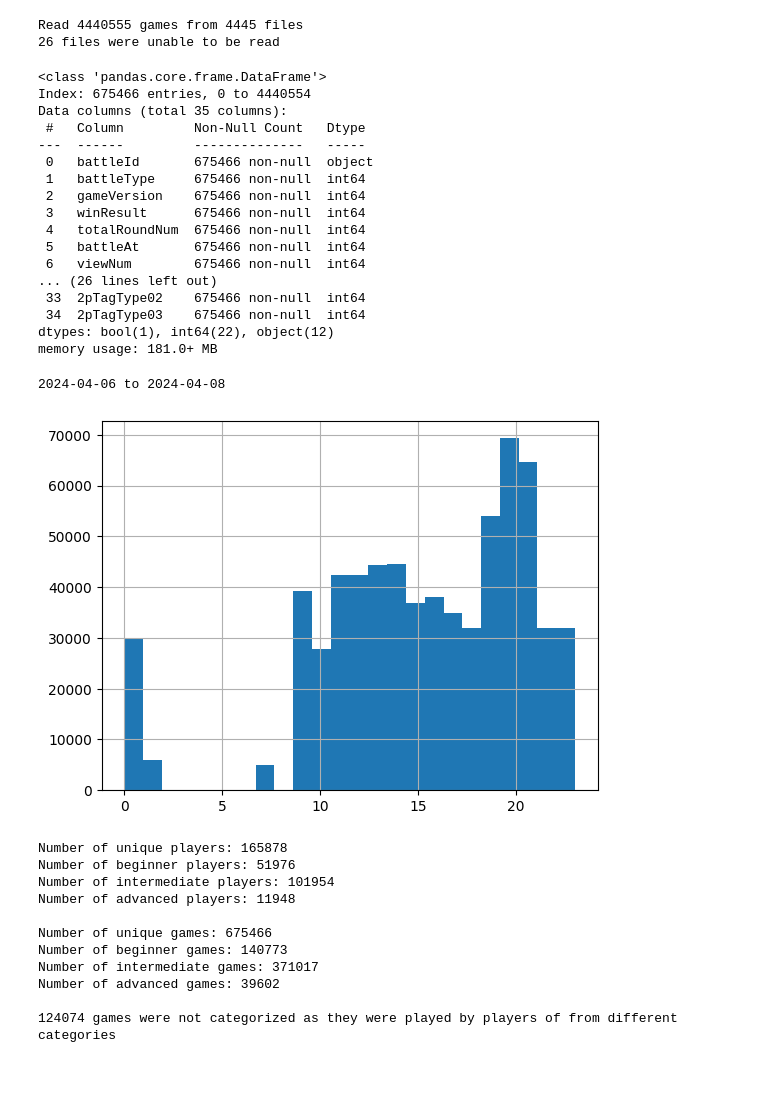
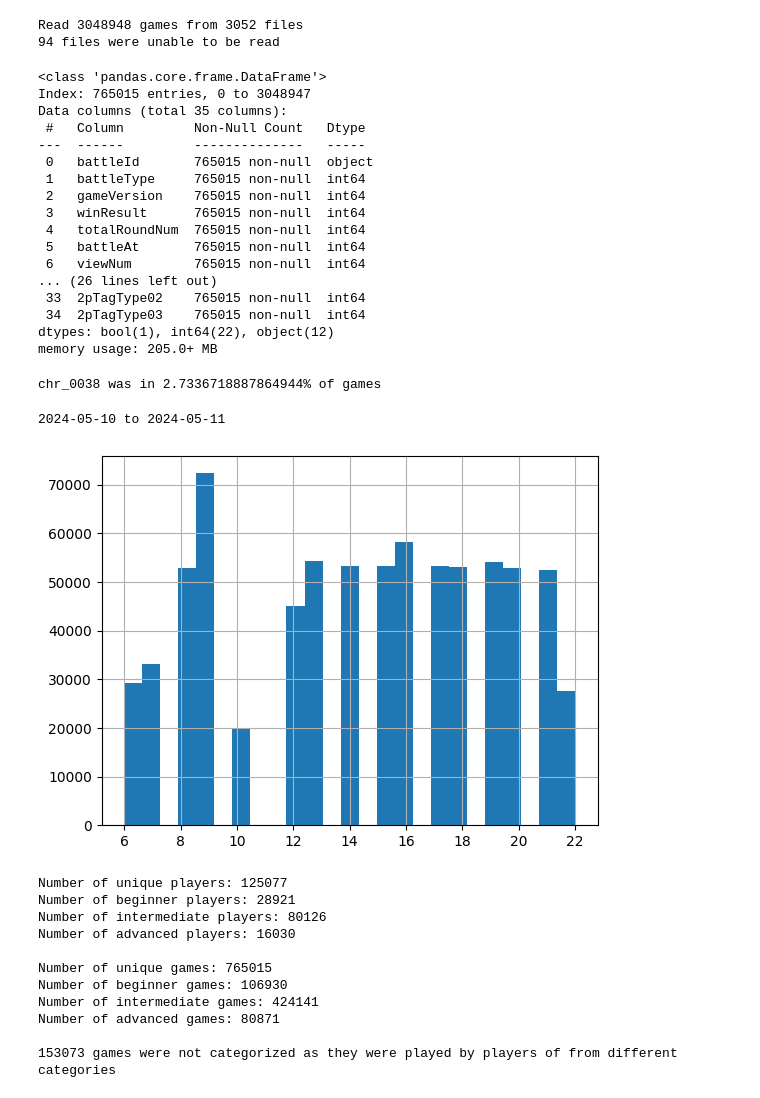
Before and after one commit to elgonio/TK8-thing, a Jupyter notebook: data_processing.ipynb, the cells around one changed output. Saved outputs shown, nothing was run; the diff lists cells and outputs as text; code cells hidden in the pictures.

```diff
--- a/data_processing.ipynb
+++ b/data_processing.ipynb
@@ -20,47 +13,65 @@ from plotting import plot_win_rates, plot_most_popular_characters, plot_rank_dis
 # %%
 %matplotlib inline
 # %%
-jsons_directory = './data/'
+jsons_directory = './data_05_10/'
 master_df = read_data_into_dataframe(jsons_directory)
 # %% [output]
-Read 4440555 games from 4445 files
-26 files were unable to be read
+Read 3048948 games from 3052 files
+94 files were unable to be read
 # %%
 master_df.info()
 # %% [output]
 <class 'pandas.core.frame.DataFrame'>
-Index: 675466 entries, 0 to 4440554
+Index: 765015 entries, 0 to 3048947
 Data columns (total 35 columns):
  #   Column         Non-Null Count   Dtype
 ---  ------         --------------   -----
- 0   battleId       675466 non-null  object
- 1   battleType     675466 non-null  int64
- 2   gameVersion    675466 non-null  int64
- 3   winResult      675466 non-null  int64
- 4   totalRoundNum  675466 non-null  int64
- 5   battleAt       675466 non-null  int64
- 6   viewNum        675466 non-null  int64
+ 0   battleId       765015 non-null  object
+ 1   battleType     765015 non-null  int64
+ 2   gameVersion    765015 non-null  int64
+ 3   winResult      765015 non-null  int64
+ 4   totalRoundNum  765015 non-null  int64
+ 5   battleAt       765015 non-null  int64
+ 6   viewNum        765015 non-null  int64
 ... (26 lines left out)
- 33  2pTagType02    675466 non-null  int64
- 34  2pTagType03    675466 non-null  int64
+ 33  2pTagType02    765015 non-null  int64
+ 34  2pTagType03    765015 non-null  int64
 dtypes: bool(1), int64(22), object(12)
-memory usage: 181.0+ MB
+memory usage: 205.0+ MB
+# %%
+# waht percentage of games had chr_0038 in them as player 1 or player 2
+
+# get all the games that chr_0038 was in
+chr_0038_games = master_df[(master_df['1pCharaId'] == 'chr_0038') | (master_df['1pCharaId'] == 'chr_0038')]
+
+# get the total number of games
+total_games = master_df.shape[0]
+
+# get the number of games that chr_0038 was in
+chr_0038_games_count = chr_0038_games.shape[0]
+
+# get the percentage of games that chr_0038 was in
+chr_0038_games_percentage = chr_0038_games_count / total_games
+
+print(f'chr_0038 was in {chr_0038_games_percentage * 100}% of games')
+# %% [output]
+chr_0038 was in 2.7336718887864944% of games
 # %%
 master_df.to_csv('output/replays.csv')
 master_df.to_json('output/replays.json')
 # %%
 # convert from unix timestamp to datetime
 master_df['battleAt'] = pd.to_datetime(master_df['battleAt'], unit='s')
 
 # plot distribution of time of day game was played
-master_df['battleAt'].dt.hour.hist(bins=24)
+master_df['battleAt'].dt.hour.hist(bins=25)
 
 # get the date range of the data as a human readable string
 data_date_range = f"{master_df['battleAt'].dt.date.min()} to {master_df['battleAt'].dt.date.max()}"
 print(data_date_range)
 # %% [output]
-2024-04-06 to 2024-04-08
+2024-05-10 to 2024-05-11
-[figure, old version]
+[figure, new version]
 # %%
 unique_players = get_unique_players(master_df)
 beginner_players, intemediate_players, advanced_players = split_unique_players(unique_players)
@@ -79,17 +90,17 @@ print('Number of advanced games:', len(advanced_games))
 print('')
 print(f'{len(master_df) - (len(beginner_games) + len(intermediate_games) + len(advanced_games))} games were not categorized as they were played by players of from different categories')
 # %% [output]
-Number of unique players: 165878
-Number of beginner players: 51976
-Number of intermediate players: 101954
-Number of advanced players: 11948
+Number of unique players: 125077
+Number of beginner players: 28921
+Number of intermediate players: 80126
+Number of advanced players: 16030
 
-Number of unique games: 675466
-Number of beginner games: 140773
-Number of intermediate games: 371017
-Number of advanced games: 39602
+Number of unique games: 765015
+Number of beginner games: 106930
+Number of intermediate games: 424141
+Number of advanced games: 80871
 
-124074 games were not categorized as they were played by players of from different categories
+153073 games were not categorized as they were played by players of from different categories
 # %%
 brackets_dict = {
 	'beginner': {
```
Also changed, not shown: parts of 22 cells of this notebook, 13 other files.
